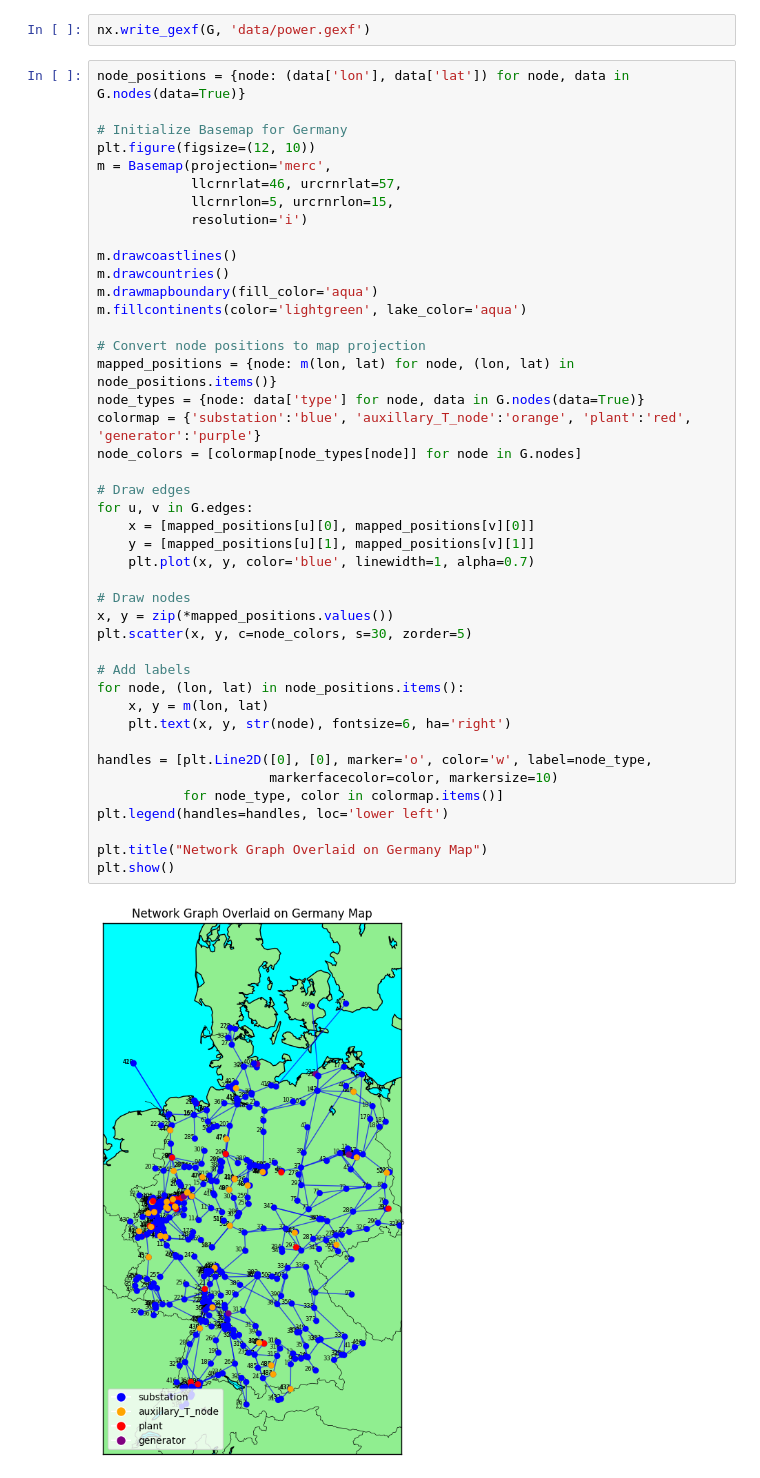
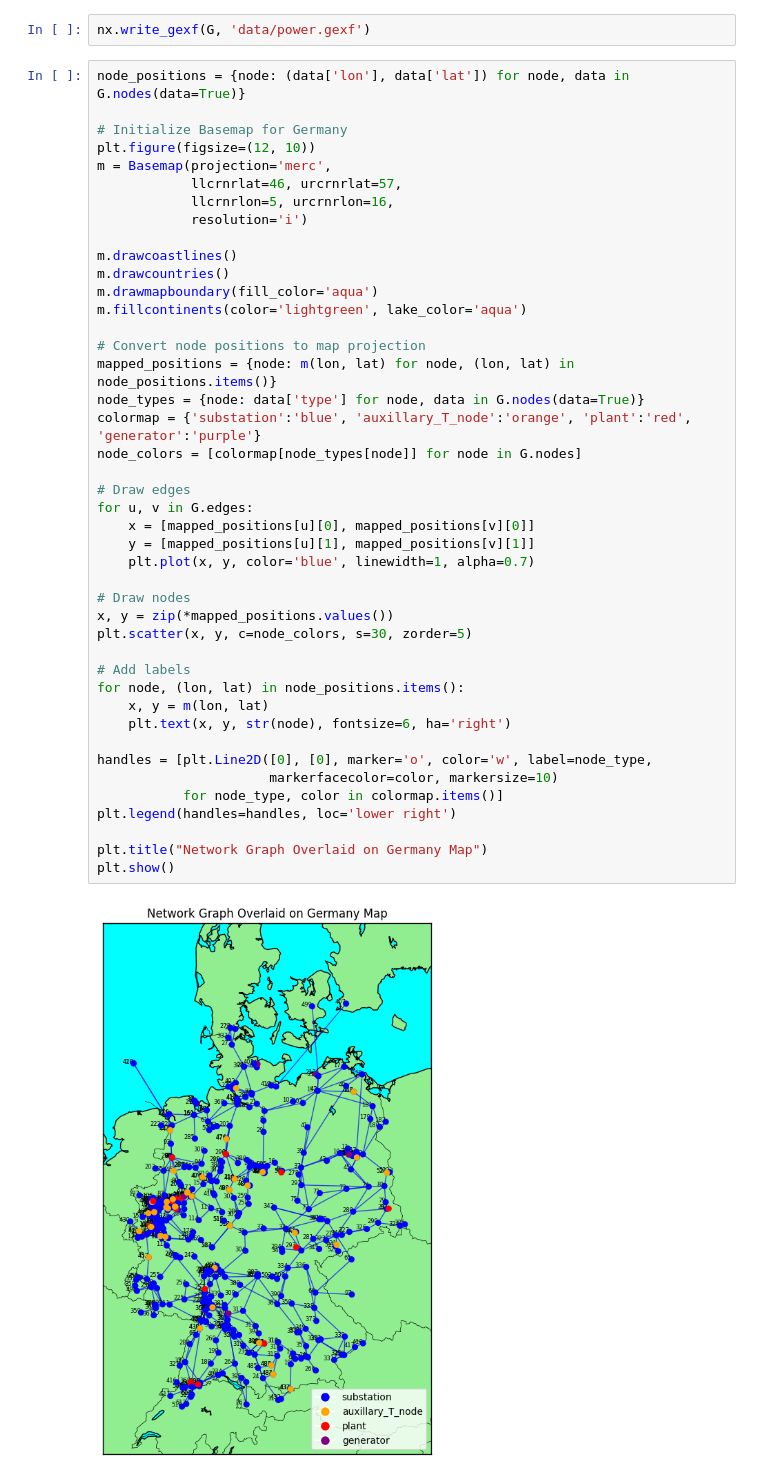
Before and after one commit to lschulte09/network_sci, a Jupyter notebook: Project/Project.ipynb, the cells around one changed output. Saved outputs shown, nothing was run; the diff lists cells and outputs as text.

Commit message:
minor change to visual

```diff
--- a/Project/Project.ipynb
+++ b/Project/Project.ipynb
@@ -53,7 +53,7 @@ node_positions = {node: (data['lon'], data['lat']) for node, data in G.nodes(dat
 plt.figure(figsize=(12, 10))
 m = Basemap(projection='merc',
             llcrnrlat=46, urcrnrlat=57,
-            llcrnrlon=5, urcrnrlon=15,
+            llcrnrlon=5, urcrnrlon=16,
             resolution='i')
 
 m.drawcoastlines()
@@ -62,32 +62,32 @@ m.drawmapboundary(fill_color='aqua')
 m.fillcontinents(color='lightgreen', lake_color='aqua')
 
 # Convert node positions to map projection
 mapped_positions = {node: m(lon, lat) for node, (lon, lat) in node_positions.items()}
 node_types = {node: data['type'] for node, data in G.nodes(data=True)}
 colormap = {'substation':'blue', 'auxillary_T_node':'orange', 'plant':'red', 'generator':'purple'}
 node_colors = [colormap[node_types[node]] for node in G.nodes]
 
 # Draw edges
 for u, v in G.edges:
     x = [mapped_positions[u][0], mapped_positions[v][0]]
     y = [mapped_positions[u][1], mapped_positions[v][1]]
     plt.plot(x, y, color='blue', linewidth=1, alpha=0.7)
 
 # Draw nodes
 x, y = zip(*mapped_positions.values())
 plt.scatter(x, y, c=node_colors, s=30, zorder=5)
 
 # Add labels
 for node, (lon, lat) in node_positions.items():
     x, y = m(lon, lat)
     plt.text(x, y, str(node), fontsize=6, ha='right')
 
 handles = [plt.Line2D([0], [0], marker='o', color='w', label=node_type,
                       markerfacecolor=color, markersize=10)
            for node_type, color in colormap.items()]
-plt.legend(handles=handles, loc='lower left')
+plt.legend(handles=handles, loc='lower right')
 
 plt.title("Network Graph Overlaid on Germany Map")
 plt.show()
 # %% [output]
-[figure, old version]
+[figure, new version]
```
